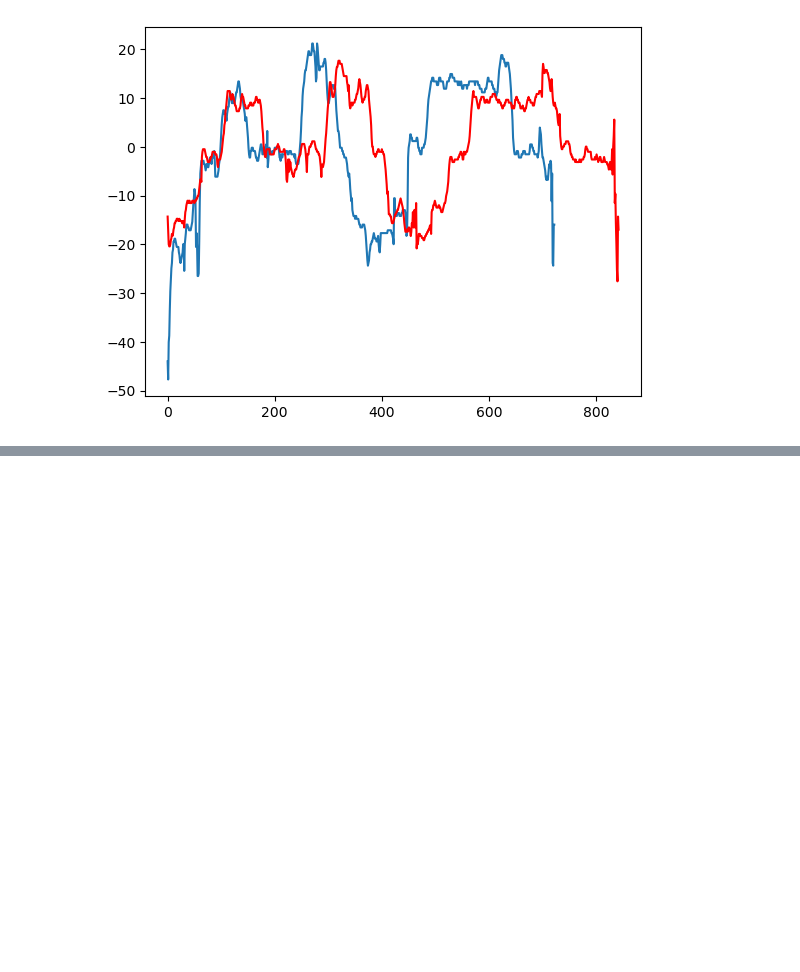
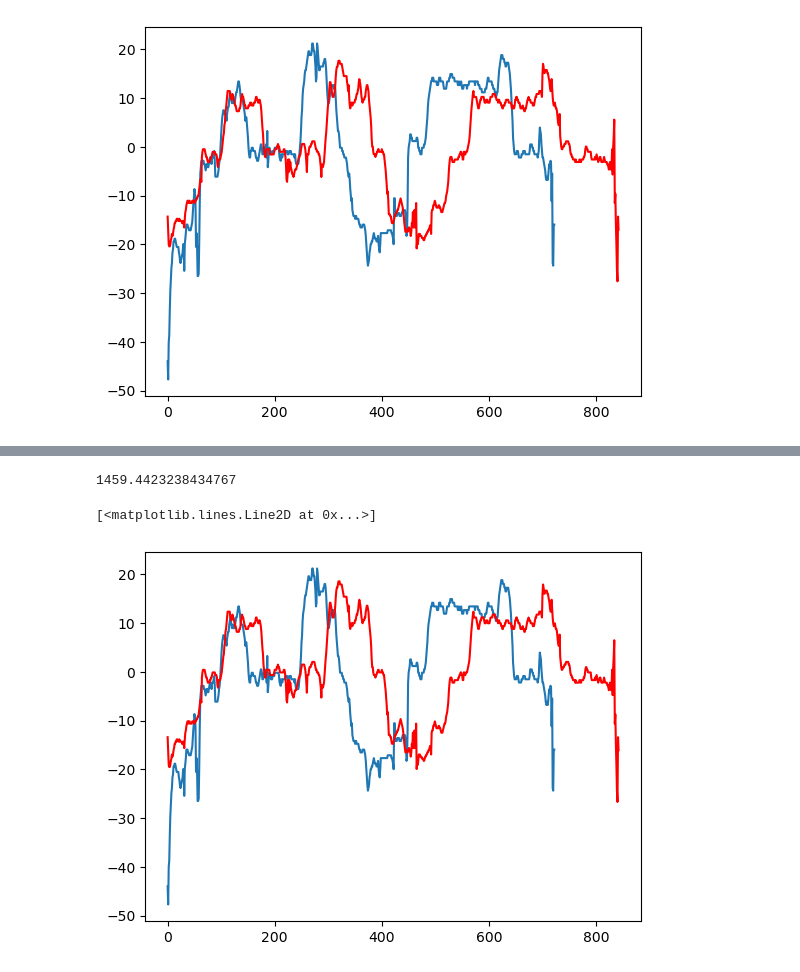
Before and after one commit to l0gicerr0r/strawberry-fields-notebooks, a Jupyter notebook: dtw.ipynb, the cells around one changed output, grey strips where cells are left out. Saved outputs shown, nothing was run; the diff lists cells and outputs as text; code cells hidden in the pictures; blank space fills up the shorter version.

```diff
--- a/dtw.ipynb
+++ b/dtw.ipynb
@@ -73,0 +74,20 @@ plt.plot(f02, c='r')
+# %%
+D = []
+wp = []
+off = []
+for offset in np.arange(-1, 1.1, 0.1):
+    res = librosa.sequence.dtw(f01, f02+offset, global_constraints=True, band_rad=0.001)
+    off.append(offset)
+    D.append(res[0][-1, -1])
+    wp.append(res[1])
+# %%
+dmin = np.argmin(D)
+print(D[dmin])
+# %% [output]
+1459.4423238434767
+# %%
+plt.plot(f01)
+plt.plot(f02 + off[dmin], c='r')
+# %% [output]
+[<matplotlib.lines.Line2D at 0x...>]
+[figure, added]
```
Also changed, not shown: parts of 4 cells of this notebook, 2 other files.
